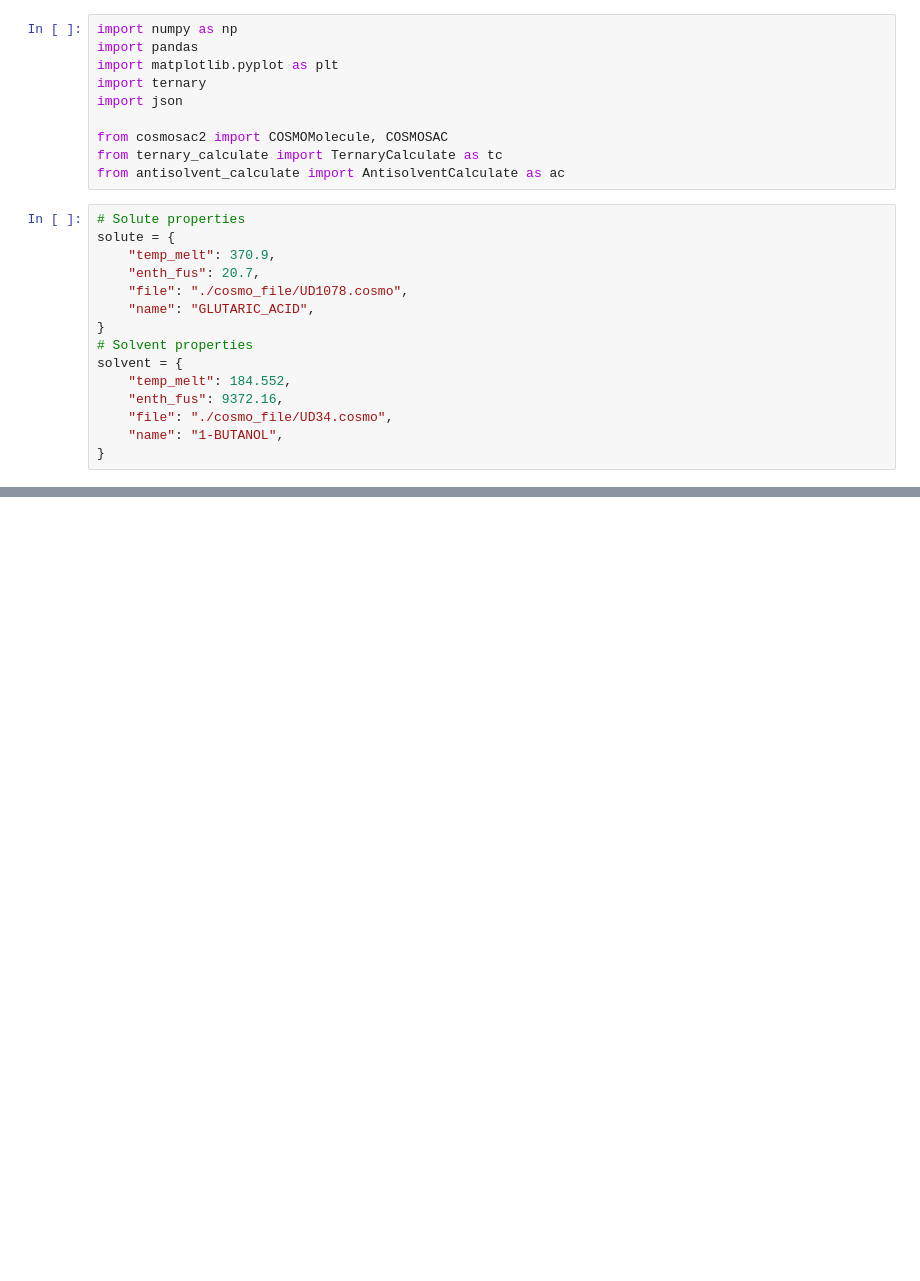
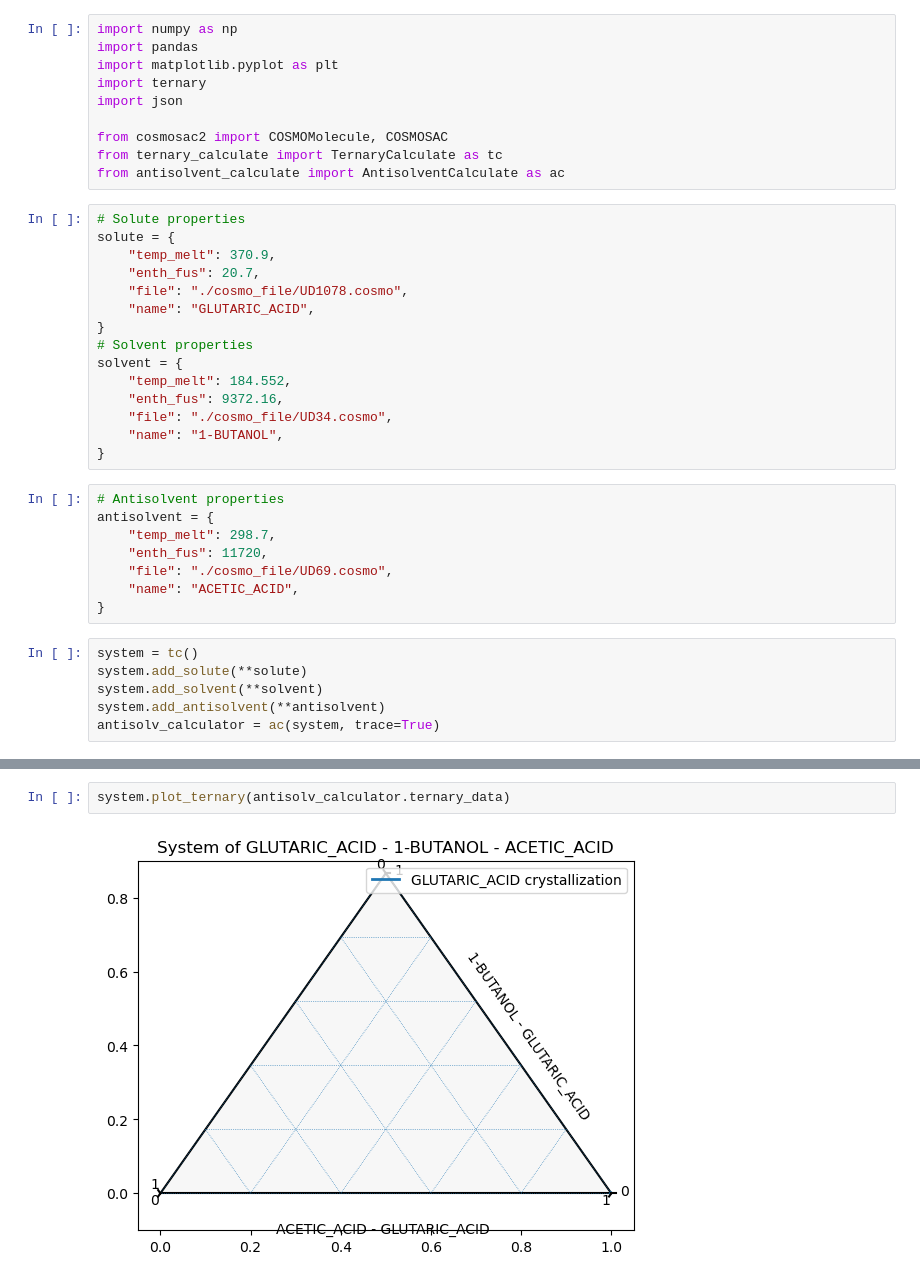
Before and after one commit to HyuntaeKR/drowning-out, a Jupyter notebook: antisolvent_screening.ipynb, the cells around one changed output, grey strips where cells are left out. Drawn from its saved outputs; the diff is of its cells as text; blank space fills up the shorter version.

```diff
--- a/antisolvent_screening.ipynb
+++ b/antisolvent_screening.ipynb
@@ -29,3 +29,17 @@ solvent = {
     "file": "./cosmo_file/UD34.cosmo",
     "name": "1-BUTANOL",
 }
+# %%
+# Antisolvent properties
+antisolvent = {
+    "temp_melt": 298.7,
+    "enth_fus": 11720,
+    "file": "./cosmo_file/UD69.cosmo",
+    "name": "ACETIC_ACID",
+}
+# %%
+system = tc()
+system.add_solute(**solute)
+system.add_solvent(**solvent)
+system.add_antisolvent(**antisolvent)
+antisolv_calculator = ac(system, trace=True)
@@ -31,0 +64,4 @@ solvent = {
+# %%
+system.plot_ternary(antisolv_calculator.ternary_data)
+# %% [output]
+[figure, added]
```
Also changed, not shown: parts of 5 cells of this notebook, 1 other file.
